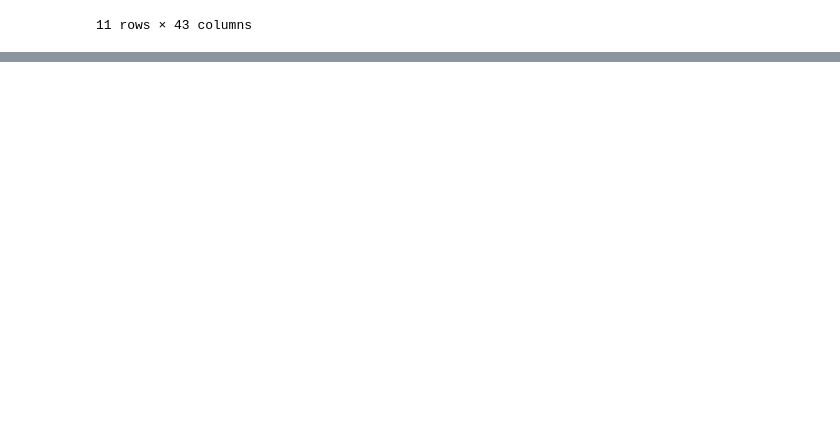
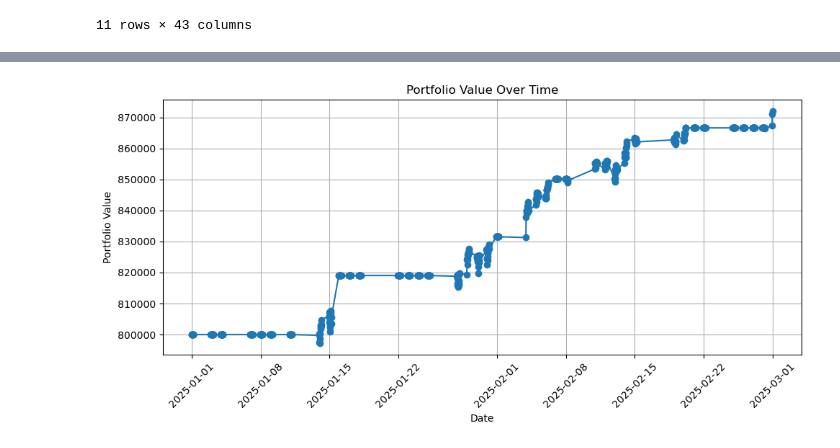
Before and after one commit to jeswid/DSE4211_Trading_Strategy, a Jupyter notebook: src/btc_rf_strategy.ipynb, the cells around one changed output, grey strips where cells are left out. Drawn from its saved outputs; the diff is of its cells as text; code cells hidden in the pictures; blank space fills up the shorter version.

```diff
--- a/src/btc_rf_strategy.ipynb
+++ b/src/btc_rf_strategy.ipynb
@@ -271,0 +485,15 @@ plt.show()
+# %%
+import matplotlib.pyplot as plt
+
+# Plotting
+plt.figure(figsize=(10, 5))
+plt.plot(trading_results3['Date'], trading_results3['Portfolio_Value'], marker='o')
+plt.title('Portfolio Value Over Time')
+plt.xlabel('Date')
+plt.ylabel('Portfolio Value')
+plt.grid()
+plt.xticks(rotation=45)
+plt.tight_layout()  # Adjust layout
+plt.show()
+# %% [output]
+[figure, added]
```
Also changed, not shown: parts of 5 cells of this notebook.
